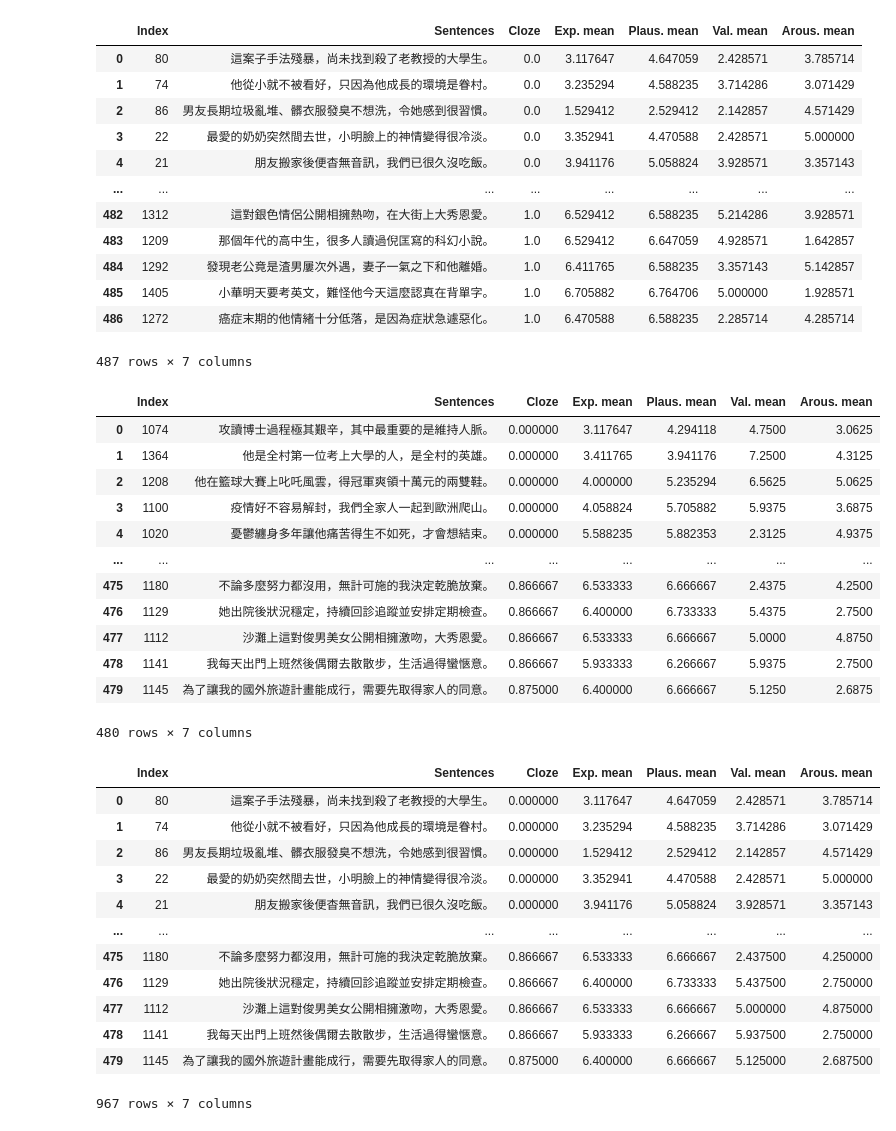
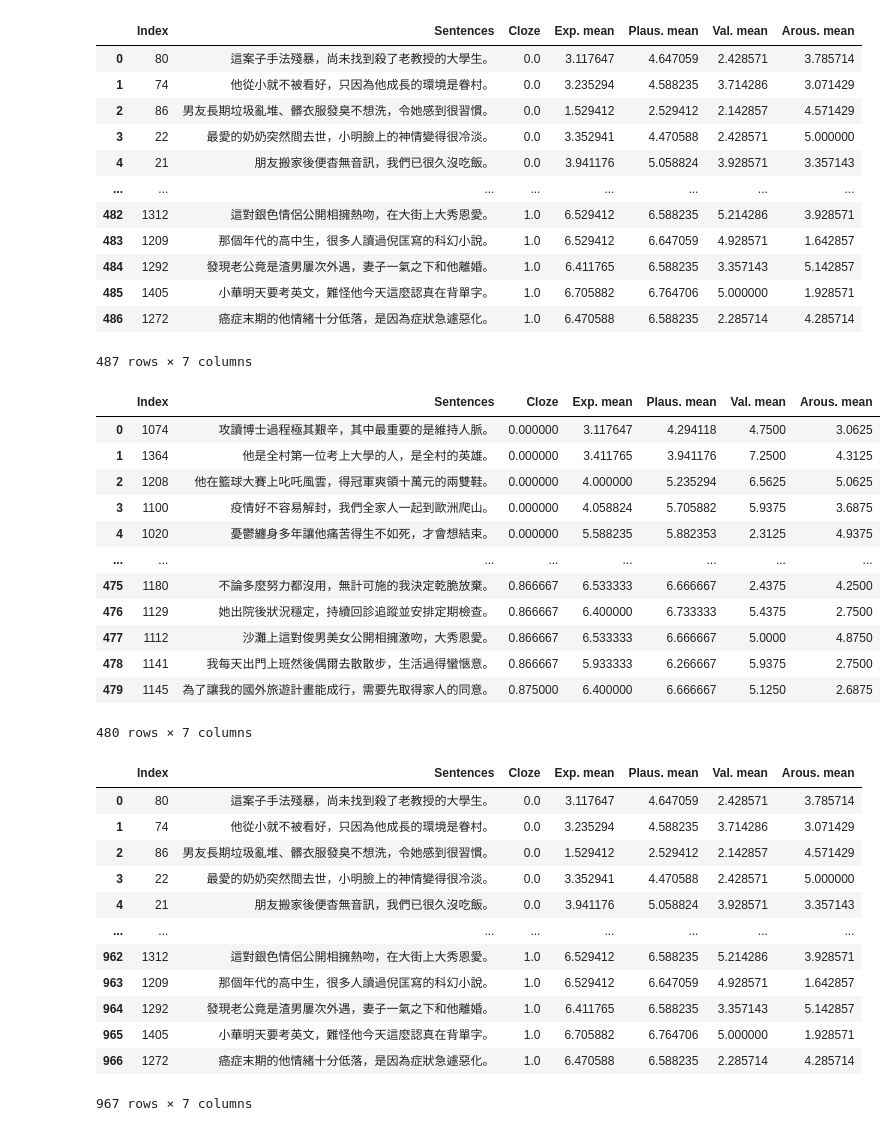
Before and after one commit to amandalin047/Cloze_2023, a Jupyter notebook: stimuli_selection.ipynb, the cells around one changed output. Drawn from its saved outputs; the diff is of its cells as text; code cells hidden in the pictures.

```diff
--- a/stimuli_selection.ipynb
+++ b/stimuli_selection.ipynb
@@ -12,45 +22,47 @@ from IPython.display import display
 display(df1)
 display(df2)
 
-df = pd.concat((df1, df2))
+df = pd.concat((df1, df2)).reset_index(drop=True)
+df = df.reindex(REINDEX(df['Cloze'])).reset_index(drop=True)
 display(df)
+df.to_excel('/home/amandalin047/july_ratings/results/all_master_sheet.xlsx', index=False)
 # %% [output]
 |  | Index | Sentences | Cloze | Exp. mean | Plaus. mean | Val. mean | Arous. mean |
 | 0 | 80 | 這案子手法殘暴，尚未找到殺了老教授的大學生。 | 0.0 | 3.117647 | 4.647059 | 2.428571 | 3.785714 |
 | 1 | 74 | 他從小就不被看好，只因為他成長的環境是眷村。 | 0.0 | 3.235294 | 4.588235 | 3.714286 | 3.071429 |
 | 2 | 86 | 男友長期垃圾亂堆、髒衣服發臭不想洗，令她感到很習慣。 | 0.0 | 1.529412 | 2.529412 | 2.142857 | 4.571429 |
 | 3 | 22 | 最愛的奶奶突然間去世，小明臉上的神情變得很冷淡。 | 0.0 | 3.352941 | 4.470588 | 2.428571 | 5.000000 |
 | 4 | 21 | 朋友搬家後便杳無音訊，我們已很久沒吃飯。 | 0.0 | 3.941176 | 5.058824 | 3.928571 | 3.357143 |
 | ... | ... | ... | ... | ... | ... | ... | ... |
 | 482 | 1312 | 這對銀色情侶公開相擁熱吻，在大街上大秀恩愛。 | 1.0 | 6.529412 | 6.588235 | 5.214286 | 3.928571 |
 | 483 | 1209 | 那個年代的高中生，很多人讀過倪匡寫的科幻小說。 | 1.0 | 6.529412 | 6.647059 | 4.928571 | 1.642857 |
 | 484 | 1292 | 發現老公竟是渣男屢次外遇，妻子一氣之下和他離婚。 | 1.0 | 6.411765 | 6.588235 | 3.357143 | 5.142857 |
 | 485 | 1405 | 小華明天要考英文，難怪他今天這麼認真在背單字。 | 1.0 | 6.705882 | 6.764706 | 5.000000 | 1.928571 |
 | 486 | 1272 | 癌症末期的他情緒十分低落，是因為症狀急遽惡化。 | 1.0 | 6.470588 | 6.588235 | 2.285714 | 4.285714 |
 487 rows × 7 columns
 |  | Index | Sentences | Cloze | Exp. mean | Plaus. mean | Val. mean | Arous. mean |
 | 0 | 1074 | 攻讀博士過程極其艱辛，其中最重要的是維持人脈。 | 0.000000 | 3.117647 | 4.294118 | 4.7500 | 3.0625 |
 | 1 | 1364 | 他是全村第一位考上大學的人，是全村的英雄。 | 0.000000 | 3.411765 | 3.941176 | 7.2500 | 4.3125 |
 | 2 | 1208 | 他在籃球大賽上叱吒風雲，得冠軍爽領十萬元的兩雙鞋。 | 0.000000 | 4.000000 | 5.235294 | 6.5625 | 5.0625 |
 | 3 | 1100 | 疫情好不容易解封，我們全家人一起到歐洲爬山。 | 0.000000 | 4.058824 | 5.705882 | 5.9375 | 3.6875 |
 | 4 | 1020 | 憂鬱纏身多年讓他痛苦得生不如死，才會想結束。 | 0.000000 | 5.588235 | 5.882353 | 2.3125 | 4.9375 |
 | ... | ... | ... | ... | ... | ... | ... | ... |
 | 475 | 1180 | 不論多麼努力都沒用，無計可施的我決定乾脆放棄。 | 0.866667 | 6.533333 | 6.666667 | 2.4375 | 4.2500 |
 | 476 | 1129 | 她出院後狀況穩定，持續回診追蹤並安排定期檢查。 | 0.866667 | 6.400000 | 6.733333 | 5.4375 | 2.7500 |
 | 477 | 1112 | 沙灘上這對俊男美女公開相擁激吻，大秀恩愛。 | 0.866667 | 6.533333 | 6.666667 | 5.0000 | 4.8750 |
 | 478 | 1141 | 我每天出門上班然後偶爾去散散步，生活過得蠻愜意。 | 0.866667 | 5.933333 | 6.266667 | 5.9375 | 2.7500 |
 | 479 | 1145 | 為了讓我的國外旅遊計畫能成行，需要先取得家人的同意。 | 0.875000 | 6.400000 | 6.666667 | 5.1250 | 2.6875 |
 480 rows × 7 columns
 |  | Index | Sentences | Cloze | Exp. mean | Plaus. mean | Val. mean | Arous. mean |
-| 0 | 80 | 這案子手法殘暴，尚未找到殺了老教授的大學生。 | 0.000000 | 3.117647 | 4.647059 | 2.428571 | 3.785714 |
-| 1 | 74 | 他從小就不被看好，只因為他成長的環境是眷村。 | 0.000000 | 3.235294 | 4.588235 | 3.714286 | 3.071429 |
-| 2 | 86 | 男友長期垃圾亂堆、髒衣服發臭不想洗，令她感到很習慣。 | 0.000000 | 1.529412 | 2.529412 | 2.142857 | 4.571429 |
-| 3 | 22 | 最愛的奶奶突然間去世，小明臉上的神情變得很冷淡。 | 0.000000 | 3.352941 | 4.470588 | 2.428571 | 5.000000 |
-| 4 | 21 | 朋友搬家後便杳無音訊，我們已很久沒吃飯。 | 0.000000 | 3.941176 | 5.058824 | 3.928571 | 3.357143 |
+| 0 | 80 | 這案子手法殘暴，尚未找到殺了老教授的大學生。 | 0.0 | 3.117647 | 4.647059 | 2.428571 | 3.785714 |
+| 1 | 74 | 他從小就不被看好，只因為他成長的環境是眷村。 | 0.0 | 3.235294 | 4.588235 | 3.714286 | 3.071429 |
+| 2 | 86 | 男友長期垃圾亂堆、髒衣服發臭不想洗，令她感到很習慣。 | 0.0 | 1.529412 | 2.529412 | 2.142857 | 4.571429 |
+| 3 | 22 | 最愛的奶奶突然間去世，小明臉上的神情變得很冷淡。 | 0.0 | 3.352941 | 4.470588 | 2.428571 | 5.000000 |
+| 4 | 21 | 朋友搬家後便杳無音訊，我們已很久沒吃飯。 | 0.0 | 3.941176 | 5.058824 | 3.928571 | 3.357143 |
 | ... | ... | ... | ... | ... | ... | ... | ... |
-| 475 | 1180 | 不論多麼努力都沒用，無計可施的我決定乾脆放棄。 | 0.866667 | 6.533333 | 6.666667 | 2.437500 | 4.250000 |
-| 476 | 1129 | 她出院後狀況穩定，持續回診追蹤並安排定期檢查。 | 0.866667 | 6.400000 | 6.733333 | 5.437500 | 2.750000 |
-| 477 | 1112 | 沙灘上這對俊男美女公開相擁激吻，大秀恩愛。 | 0.866667 | 6.533333 | 6.666667 | 5.000000 | 4.875000 |
-| 478 | 1141 | 我每天出門上班然後偶爾去散散步，生活過得蠻愜意。 | 0.866667 | 5.933333 | 6.266667 | 5.937500 | 2.750000 |
-| 479 | 1145 | 為了讓我的國外旅遊計畫能成行，需要先取得家人的同意。 | 0.875000 | 6.400000 | 6.666667 | 5.125000 | 2.687500 |
+| 962 | 1312 | 這對銀色情侶公開相擁熱吻，在大街上大秀恩愛。 | 1.0 | 6.529412 | 6.588235 | 5.214286 | 3.928571 |
+| 963 | 1209 | 那個年代的高中生，很多人讀過倪匡寫的科幻小說。 | 1.0 | 6.529412 | 6.647059 | 4.928571 | 1.642857 |
+| 964 | 1292 | 發現老公竟是渣男屢次外遇，妻子一氣之下和他離婚。 | 1.0 | 6.411765 | 6.588235 | 3.357143 | 5.142857 |
+| 965 | 1405 | 小華明天要考英文，難怪他今天這麼認真在背單字。 | 1.0 | 6.705882 | 6.764706 | 5.000000 | 1.928571 |
+| 966 | 1272 | 癌症末期的他情緒十分低落，是因為症狀急遽惡化。 | 1.0 | 6.470588 | 6.588235 | 2.285714 | 4.285714 |
 967 rows × 7 columns
```
Also changed, not shown: parts of 13 cells of this notebook.
